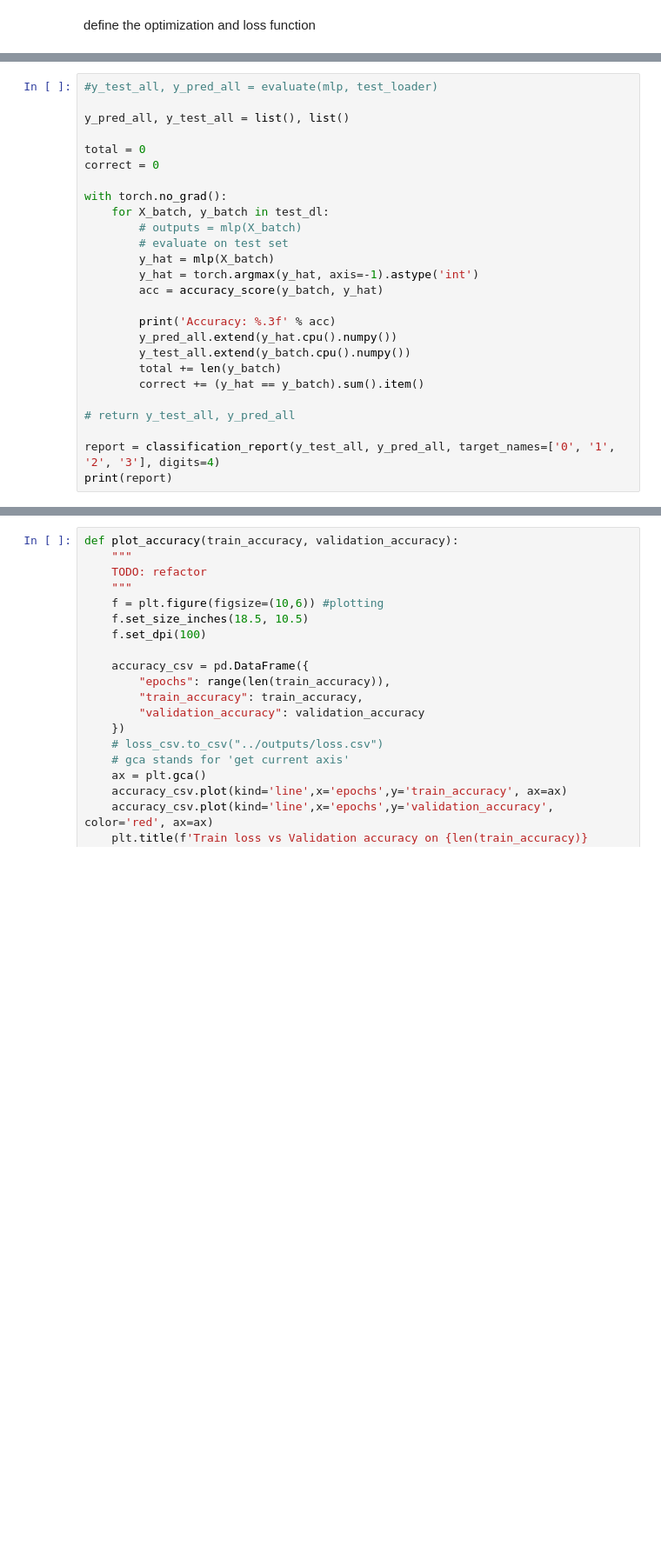
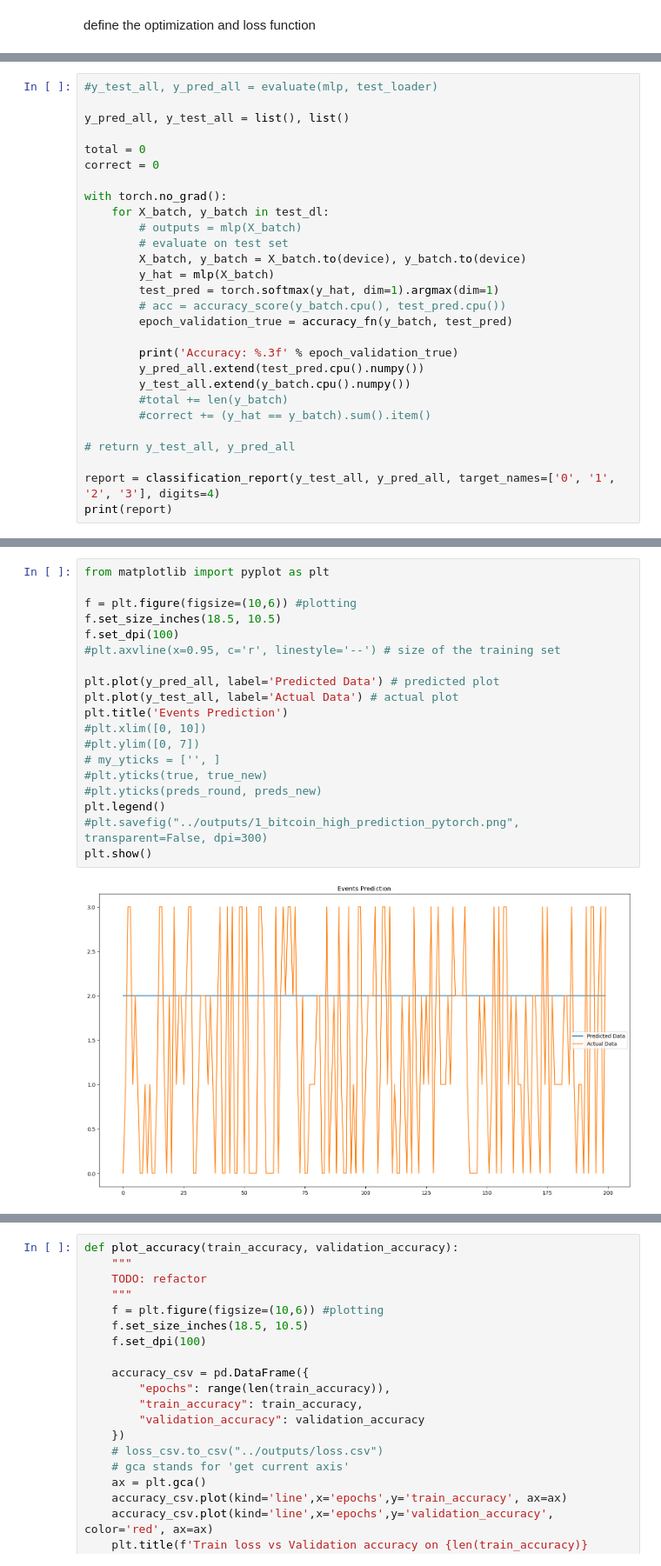
Before and after one commit to Matovic/mobile-price-classification, a Jupyter notebook: src/MLP_PyTorch.ipynb, the cells around one changed output, grey strips where cells are left out. Shown: that part at 87% size. Saved outputs shown, nothing was run; the diff lists cells and outputs as text; blank space fills up the shorter version.

```diff
--- a/src/MLP_PyTorch.ipynb
+++ b/src/MLP_PyTorch.ipynb
@@ -571,15 +600,17 @@ with torch.no_grad():
     for X_batch, y_batch in test_dl:
         # outputs = mlp(X_batch)
         # evaluate on test set
+        X_batch, y_batch = X_batch.to(device), y_batch.to(device)
         y_hat = mlp(X_batch)
-        y_hat = torch.argmax(y_hat, axis=-1).astype('int')
-        acc = accuracy_score(y_batch, y_hat)
+        test_pred = torch.softmax(y_hat, dim=1).argmax(dim=1)
+        # acc = accuracy_score(y_batch.cpu(), test_pred.cpu())
+        epoch_validation_true = accuracy_fn(y_batch, test_pred)
 
-        print('Accuracy: %.3f' % acc)
-        y_pred_all.extend(y_hat.cpu().numpy())
+        print('Accuracy: %.3f' % epoch_validation_true)
+        y_pred_all.extend(test_pred.cpu().numpy())
         y_test_all.extend(y_batch.cpu().numpy())
-        total += len(y_batch)
-        correct += (y_hat == y_batch).sum().item()
+        #total += len(y_batch)
+        #correct += (y_hat == y_batch).sum().item()
 
 # return y_test_all, y_pred_all
 
@@ -588 +629,22 @@ print(report)
+# %%
+from matplotlib import pyplot as plt
+
+f = plt.figure(figsize=(10,6)) #plotting
+f.set_size_inches(18.5, 10.5)
+f.set_dpi(100)
+#plt.axvline(x=0.95, c='r', linestyle='--') # size of the training set
+
+plt.plot(y_pred_all, label='Predicted Data') # predicted plot
+plt.plot(y_test_all, label='Actual Data') # actual plot
+plt.title('Events Prediction')
+#plt.xlim([0, 10])
+#plt.ylim([0, 7])
+# my_yticks = ['', ]
+#plt.yticks(true, true_new)
+#plt.yticks(preds_round, preds_new)
+plt.legend()
+#plt.savefig("../outputs/1_bitcoin_high_prediction_pytorch.png", transparent=False, dpi=300)
+plt.show()
+# %% [output]
+[figure, added]
 # %%
```
Also changed, not shown: parts of 25 cells of this notebook, 3 other files.
